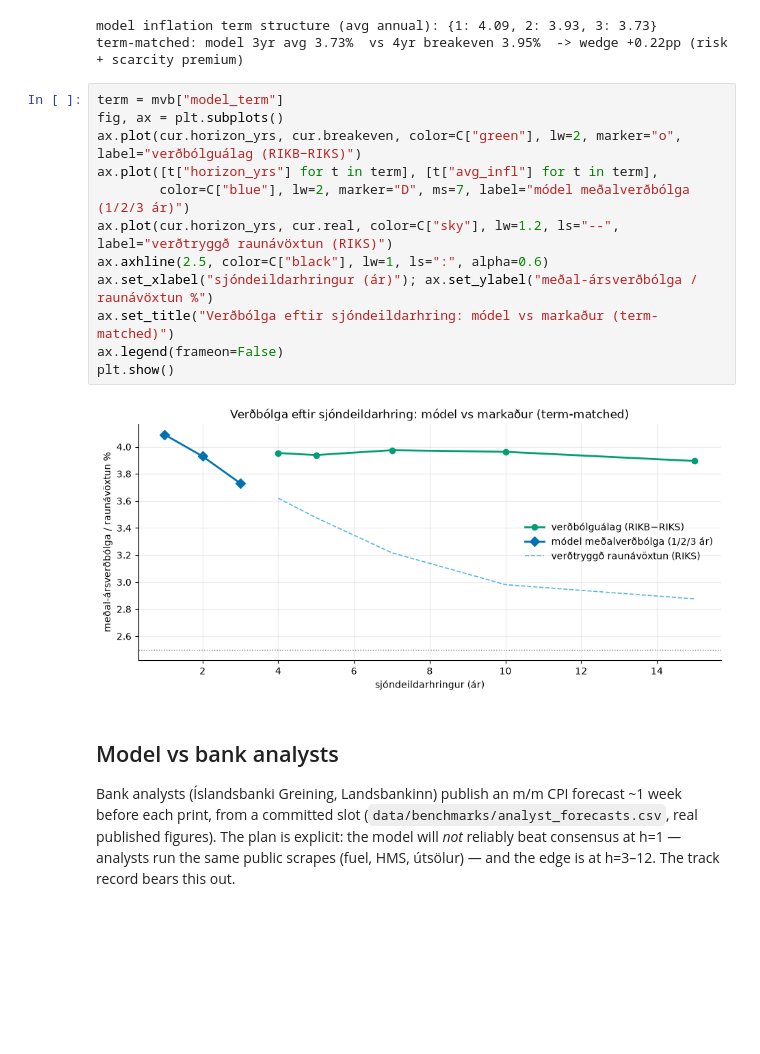
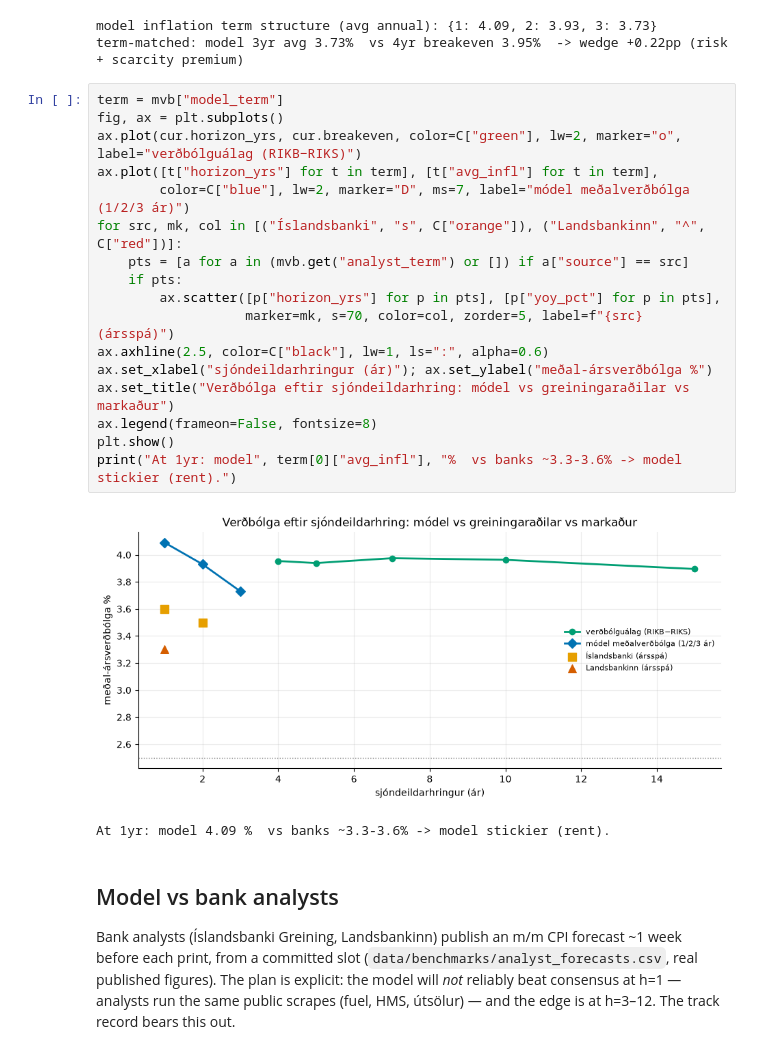
Before and after one commit to fridriksv-sys/CPI-Analysis, a Jupyter notebook: notebooks/08_backtest_report.ipynb, the cells around one changed output. Cells and saved outputs as stored; diff of their text form; blank space fills up the shorter version.

```diff
--- a/notebooks/08_backtest_report.ipynb
+++ b/notebooks/08_backtest_report.ipynb
@@ -159,17 +159,23 @@ term-matched: model 3yr avg 3.73%  vs 4yr breakeven 3.95%  -> wedge +0.22pp (ris
 # %%
 term = mvb["model_term"]
 fig, ax = plt.subplots()
 ax.plot(cur.horizon_yrs, cur.breakeven, color=C["green"], lw=2, marker="o", label="verðbólguálag (RIKB−RIKS)")
 ax.plot([t["horizon_yrs"] for t in term], [t["avg_infl"] for t in term],
         color=C["blue"], lw=2, marker="D", ms=7, label="módel meðalverðbólga (1/2/3 ár)")
-ax.plot(cur.horizon_yrs, cur.real, color=C["sky"], lw=1.2, ls="--", label="verðtryggð raunávöxtun (RIKS)")
+for src, mk, col in [("Íslandsbanki", "s", C["orange"]), ("Landsbankinn", "^", C["red"])]:
+    pts = [a for a in (mvb.get("analyst_term") or []) if a["source"] == src]
+    if pts:
+        ax.scatter([p["horizon_yrs"] for p in pts], [p["yoy_pct"] for p in pts],
+                   marker=mk, s=70, color=col, zorder=5, label=f"{src} (ársspá)")
 ax.axhline(2.5, color=C["black"], lw=1, ls=":", alpha=0.6)
-ax.set_xlabel("sjóndeildarhringur (ár)"); ax.set_ylabel("meðal-ársverðbólga / raunávöxtun %")
-ax.set_title("Verðbólga eftir sjóndeildarhring: módel vs markaður (term-matched)")
-ax.legend(frameon=False)
+ax.set_xlabel("sjóndeildarhringur (ár)"); ax.set_ylabel("meðal-ársverðbólga %")
+ax.set_title("Verðbólga eftir sjóndeildarhring: módel vs greiningaraðilar vs markaður")
+ax.legend(frameon=False, fontsize=8)
 plt.show()
+print("At 1yr: model", term[0]["avg_infl"], "%  vs banks ~3.3-3.6% -> model stickier (rent).")
 # %% [output]
-[figure, old version]
+[figure, new version]
+At 1yr: model 4.09 %  vs banks ~3.3-3.6% -> model stickier (rent).
 # %% [markdown]
 ## Model vs bank analysts
 
```
Also changed, not shown: parts of 1 cell of this notebook, 6 other files.
